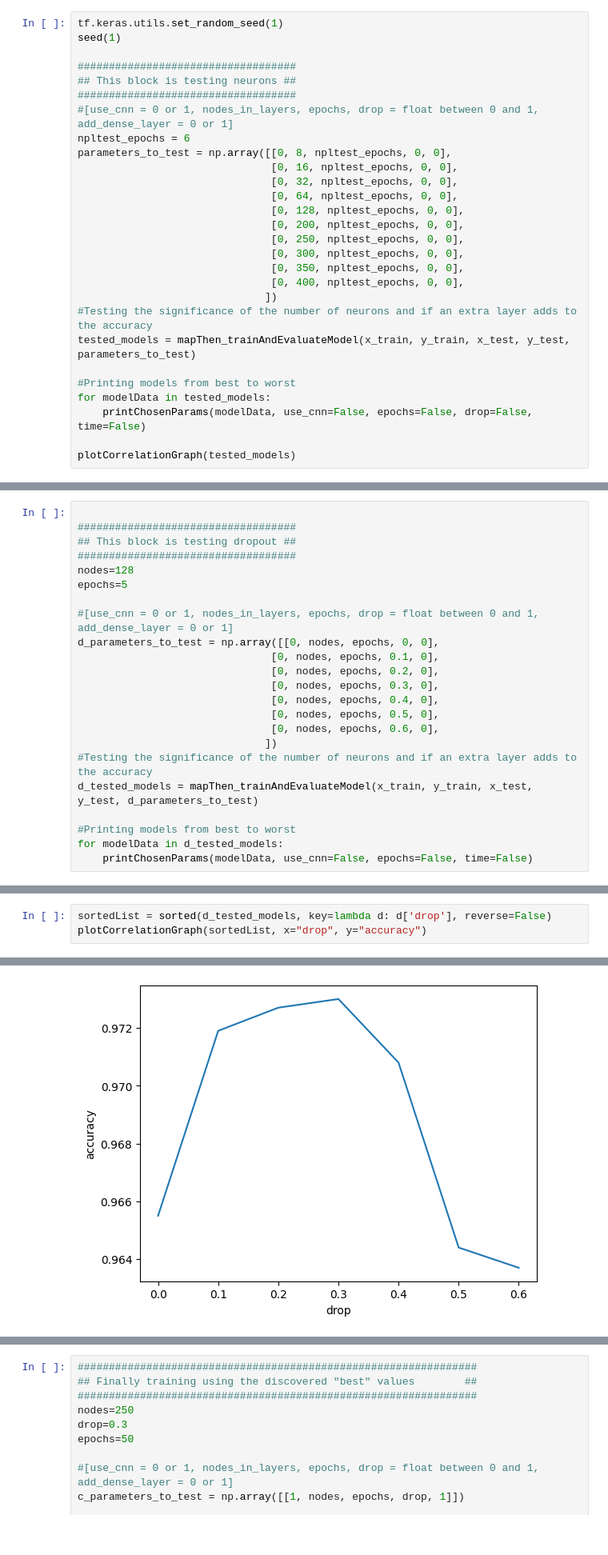
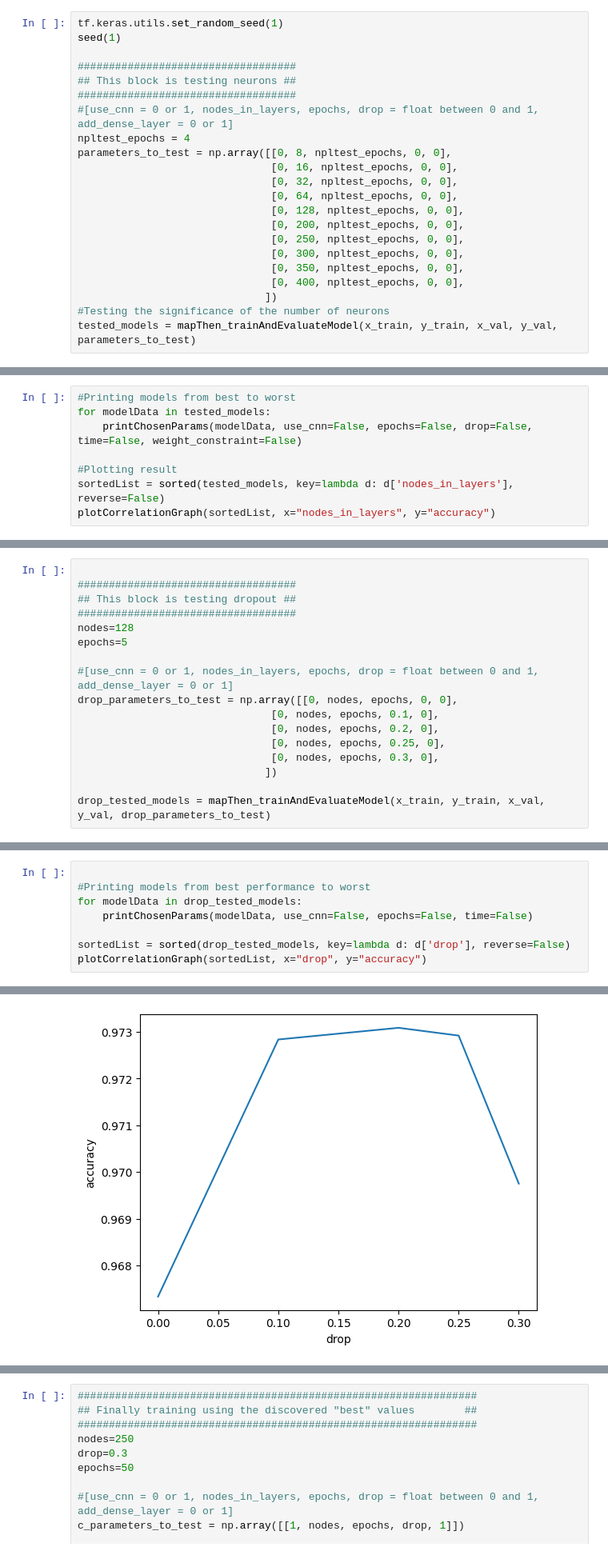
Before and after one commit to andreasvalen/Project2, a Jupyter notebook: testingPlayground.ipynb, the cells around one changed output, grey strips where cells are left out. Shown at 80% size. Cells and saved outputs as stored; diff of their text form.

Commit message:
finished report. Version 2 with validation-train split

```diff
--- a/testingPlayground.ipynb
+++ b/testingPlayground.ipynb
@@ -158,7 +170,7 @@ seed(1)
 ## This block is testing neurons ##
 ###################################
 #[use_cnn = 0 or 1, nodes_in_layers, epochs, drop = float between 0 and 1, add_dense_layer = 0 or 1]
-npltest_epochs = 6
+npltest_epochs = 4
 parameters_to_test = np.array([[0, 8, npltest_epochs, 0, 0],
                                [0, 16, npltest_epochs, 0, 0],
                                [0, 32, npltest_epochs, 0, 0],
@@ -170,12 +182,6 @@ parameters_to_test = np.array([[0, 8, npltest_epochs, 0, 0],
                                [0, 350, npltest_epochs, 0, 0],
                                [0, 400, npltest_epochs, 0, 0],
                               ])
-#Testing the significance of the number of neurons and if an extra layer adds to the accuracy
-tested_models = mapThen_trainAndEvaluateModel(x_train, y_train, x_test, y_test, parameters_to_test)
-
-#Printing models from best to worst
-for modelData in tested_models:
-    printChosenParams(modelData, use_cnn=False, epochs=False, drop=False, time=False)
-
-plotCorrelationGraph(tested_models)
+#Testing the significance of the number of neurons
+tested_models = mapThen_trainAndEvaluateModel(x_train, y_train, x_val, y_val, parameters_to_test)
 # %% [output]
@@ -199,0 +205,8 @@ acc: 0.878, loss: 0.413, npl: 8, extra_layers: 0, weight_constraint: 0,
+# %%
+#Printing models from best to worst
+for modelData in tested_models:
+    printChosenParams(modelData, use_cnn=False, epochs=False, drop=False, time=False, weight_constraint=False)
+
+#Plotting result
+sortedList = sorted(tested_models, key=lambda d: d['nodes_in_layers'], reverse=False)
+plotCorrelationGraph(sortedList, x="nodes_in_layers", y="accuracy")
@@ -206,18 +231,12 @@ nodes=128
 epochs=5
 
 #[use_cnn = 0 or 1, nodes_in_layers, epochs, drop = float between 0 and 1, add_dense_layer = 0 or 1]
-d_parameters_to_test = np.array([[0, nodes, epochs, 0, 0],
+drop_parameters_to_test = np.array([[0, nodes, epochs, 0, 0],
                                [0, nodes, epochs, 0.1, 0],
                                [0, nodes, epochs, 0.2, 0],
+                               [0, nodes, epochs, 0.25, 0],
                                [0, nodes, epochs, 0.3, 0],
-                               [0, nodes, epochs, 0.4, 0],
-                               [0, nodes, epochs, 0.5, 0],
-                               [0, nodes, epochs, 0.6, 0],
                               ])
-#Testing the significance of the number of neurons and if an extra layer adds to the accuracy
-d_tested_models = mapThen_trainAndEvaluateModel(x_train, y_train, x_test, y_test, d_parameters_to_test)
 
-#Printing models from best to worst
-for modelData in d_tested_models:
-    printChosenParams(modelData, use_cnn=False, epochs=False, time=False)
+drop_tested_models = mapThen_trainAndEvaluateModel(x_train, y_train, x_val, y_val, drop_parameters_to_test)
 # %% [output]
@@ -241,4 +260,9 @@ acc: 0.964, loss: 0.125, npl: 128, drop: 0.6, extra_layers: 0.0,
 # %%
-sortedList = sorted(d_tested_models, key=lambda d: d['drop'], reverse=False)
+
+#Printing models from best performance to worst
+for modelData in drop_tested_models:
+    printChosenParams(modelData, use_cnn=False, epochs=False, time=False)
+
+sortedList = sorted(drop_tested_models, key=lambda d: d['drop'], reverse=False)
 plotCorrelationGraph(sortedList, x="drop", y="accuracy")
 # %% [output]
@@ -245,4 +274,4 @@ plotCorrelationGraph(sortedList, x="drop", y="accuracy")
-[figure, old version]
+[figure, new version]
 # %%
 ###################################
 ## This block is testing epochs ##
```
Also changed, not shown: parts of 14 cells of this notebook, 7 other files.
